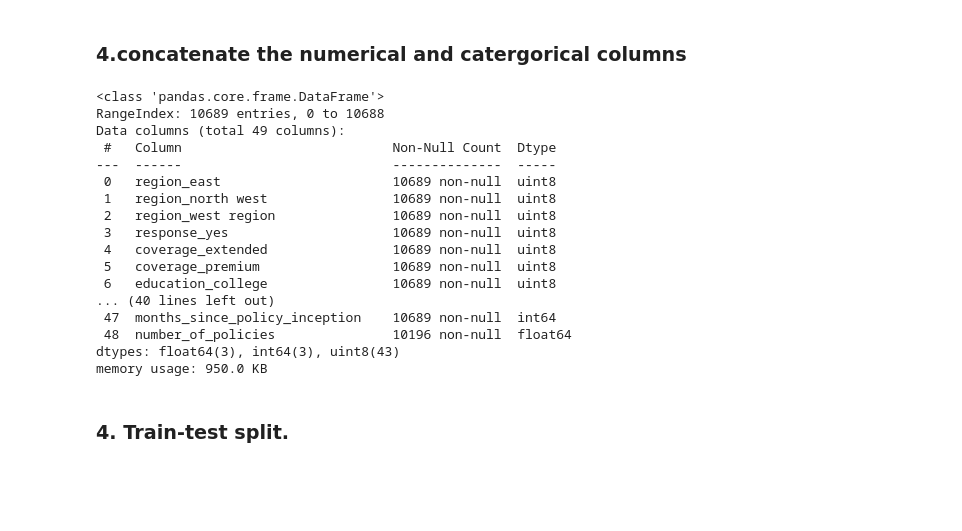
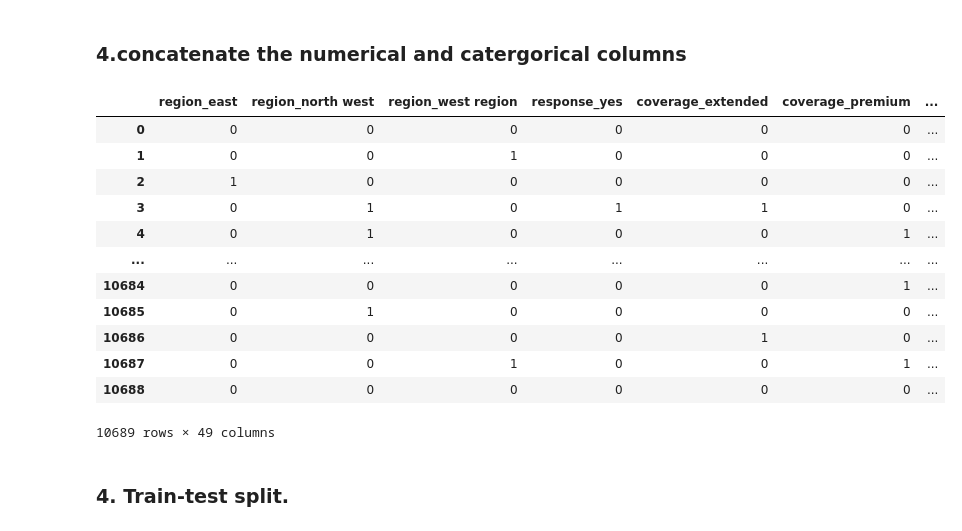
Before and after one commit to duodeng/IronDuo, a Jupyter notebook: Homework/01_31_Linear Regression.ipynb, the cells around one changed output. Cells and saved outputs as stored; diff of their text form; code cells hidden in the pictures; blank space fills up the shorter version.

```diff
--- a/Homework/01_31_Linear Regression.ipynb
+++ b/Homework/01_31_Linear Regression.ipynb
@@ -61,25 +61,22 @@ Deprecated in NumPy 1.20; for more details and guidance: https://numpy.org/devdo
 X = pd.concat([pd.get_dummies(categoricalX,drop_first=True),
                remove_outliers(numericalX)],
               axis=1)
-X.info()
-# %% [output]
-<class 'pandas.core.frame.DataFrame'>
-RangeIndex: 10689 entries, 0 to 10688
-Data columns (total 49 columns):
- #   Column                           Non-Null Count  Dtype
----  ------                           --------------  -----
- 0   region_east                      10689 non-null  uint8
- 1   region_north west                10689 non-null  uint8
- 2   region_west region               10689 non-null  uint8
- 3   response_yes                     10689 non-null  uint8
- 4   coverage_extended                10689 non-null  uint8
- 5   coverage_premium                 10689 non-null  uint8
- 6   education_college                10689 non-null  uint8
-... (40 lines left out)
- 47  months_since_policy_inception    10689 non-null  int64
- 48  number_of_policies               10196 non-null  float64
-dtypes: float64(3), int64(3), uint8(43)
-memory usage: 950.0 KB
+# %%
+X
+# %% [output]
+|  | region_east | region_north west | region_west region | response_yes | coverage_extended | coverage_premium | ... |
+| 0 | 0 | 0 | 0 | 0 | 0 | 0 | ... |
+| 1 | 0 | 0 | 1 | 0 | 0 | 0 | ... |
+| 2 | 1 | 0 | 0 | 0 | 0 | 0 | ... |
+| 3 | 0 | 1 | 0 | 1 | 1 | 0 | ... |
+| 4 | 0 | 1 | 0 | 0 | 0 | 1 | ... |
+| ... | ... | ... | ... | ... | ... | ... | ... |
+| 10684 | 0 | 0 | 0 | 0 | 0 | 1 | ... |
+| 10685 | 0 | 1 | 0 | 0 | 0 | 0 | ... |
+| 10686 | 0 | 0 | 0 | 0 | 1 | 0 | ... |
+| 10687 | 0 | 0 | 1 | 0 | 0 | 1 | ... |
+| 10688 | 0 | 0 | 0 | 0 | 0 | 0 | ... |
+10689 rows × 49 columns
 # %%
 na_idcs = X[X.isna().any(axis=1)].index
 X = pd.DataFrame(X).drop(na_idcs)
```
Also changed, not shown: parts of 25 cells of this notebook.
